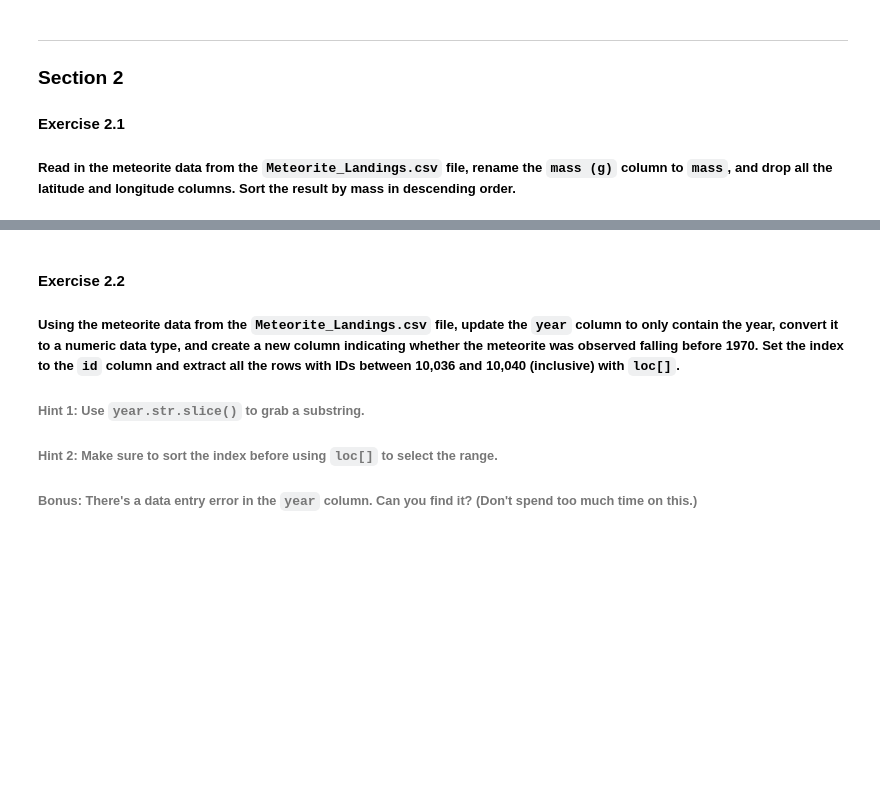
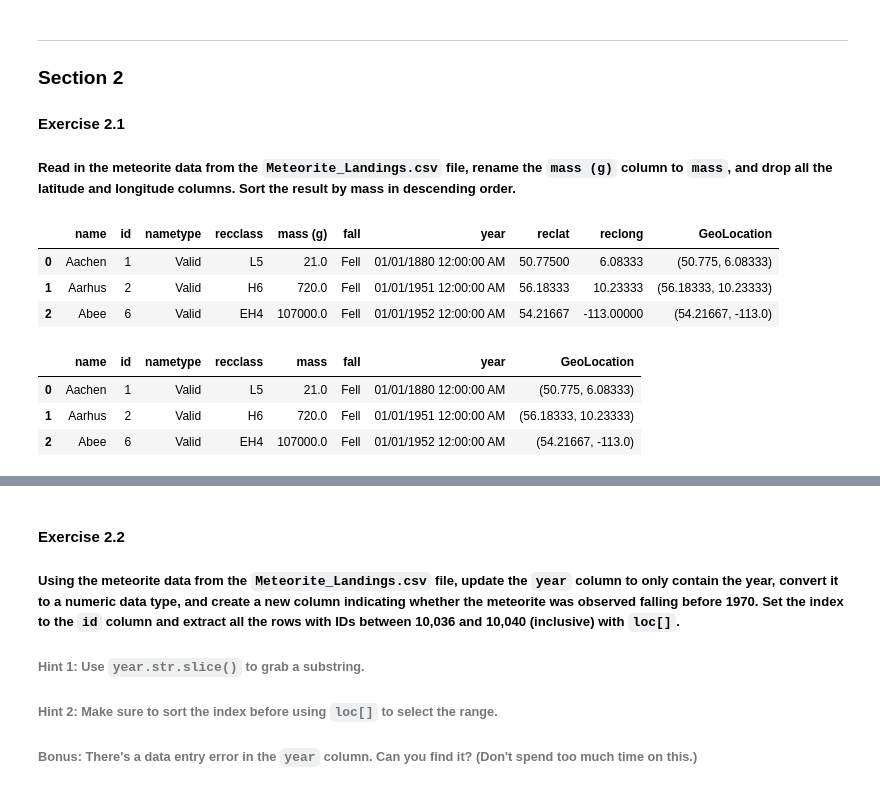
Before and after one commit to dekristi/Python_SheGoesTech_22, a Jupyter notebook: Day_17_Pandas_Data_Analysis_Library/workbook.ipynb, the cells around one changed output, grey strips where cells are left out. Drawn from its saved outputs; the diff is of its cells as text; code cells hidden in the pictures; blank space fills up the shorter version.

```diff
--- a/Day_17_Pandas_Data_Analysis_Library/workbook.ipynb
+++ b/Day_17_Pandas_Data_Analysis_Library/workbook.ipynb
@@ -79,3 +83,20 @@ df[df.trip_distance==max(df.trip_distance)][['fare_amount','tip_amount','tolls_a
 
 #### Exercise 2.1
 ##### Read in the meteorite data from the `Meteorite_Landings.csv` file, rename the `mass (g)` column to `mass`, and drop all the latitude and longitude columns. Sort the result by mass in descending order.
+# %%
+meteo_df = pd.read_csv('../data/Meteorite_Landings.csv')
+meteo_df.head(3)
+# %% [output]
+|  | name | id | nametype | recclass | mass (g) | fall | year | reclat | reclong | GeoLocation |
+| 0 | Aachen | 1 | Valid | L5 | 21.0 | Fell | 01/01/1880 12:00:00 AM | 50.77500 | 6.08333 | (50.775, 6.08333) |
+| 1 | Aarhus | 2 | Valid | H6 | 720.0 | Fell | 01/01/1951 12:00:00 AM | 56.18333 | 10.23333 | (56.18333, 10.23333) |
+| 2 | Abee | 6 | Valid | EH4 | 107000.0 | Fell | 01/01/1952 12:00:00 AM | 54.21667 | -113.00000 | (54.21667, -113.0) |
+# %%
+meteo_df = meteo_df.rename(columns={'mass (g)':'mass'})
+meteo_df = meteo_df.drop(columns=['reclat', 'reclong'])
+meteo_df.head(3)
+# %% [output]
+|  | name | id | nametype | recclass | mass | fall | year | GeoLocation |
+| 0 | Aachen | 1 | Valid | L5 | 21.0 | Fell | 01/01/1880 12:00:00 AM | (50.775, 6.08333) |
+| 1 | Aarhus | 2 | Valid | H6 | 720.0 | Fell | 01/01/1951 12:00:00 AM | (56.18333, 10.23333) |
+| 2 | Abee | 6 | Valid | EH4 | 107000.0 | Fell | 01/01/1952 12:00:00 AM | (54.21667, -113.0) |
```
Also changed, not shown: parts of 9 cells of this notebook.
